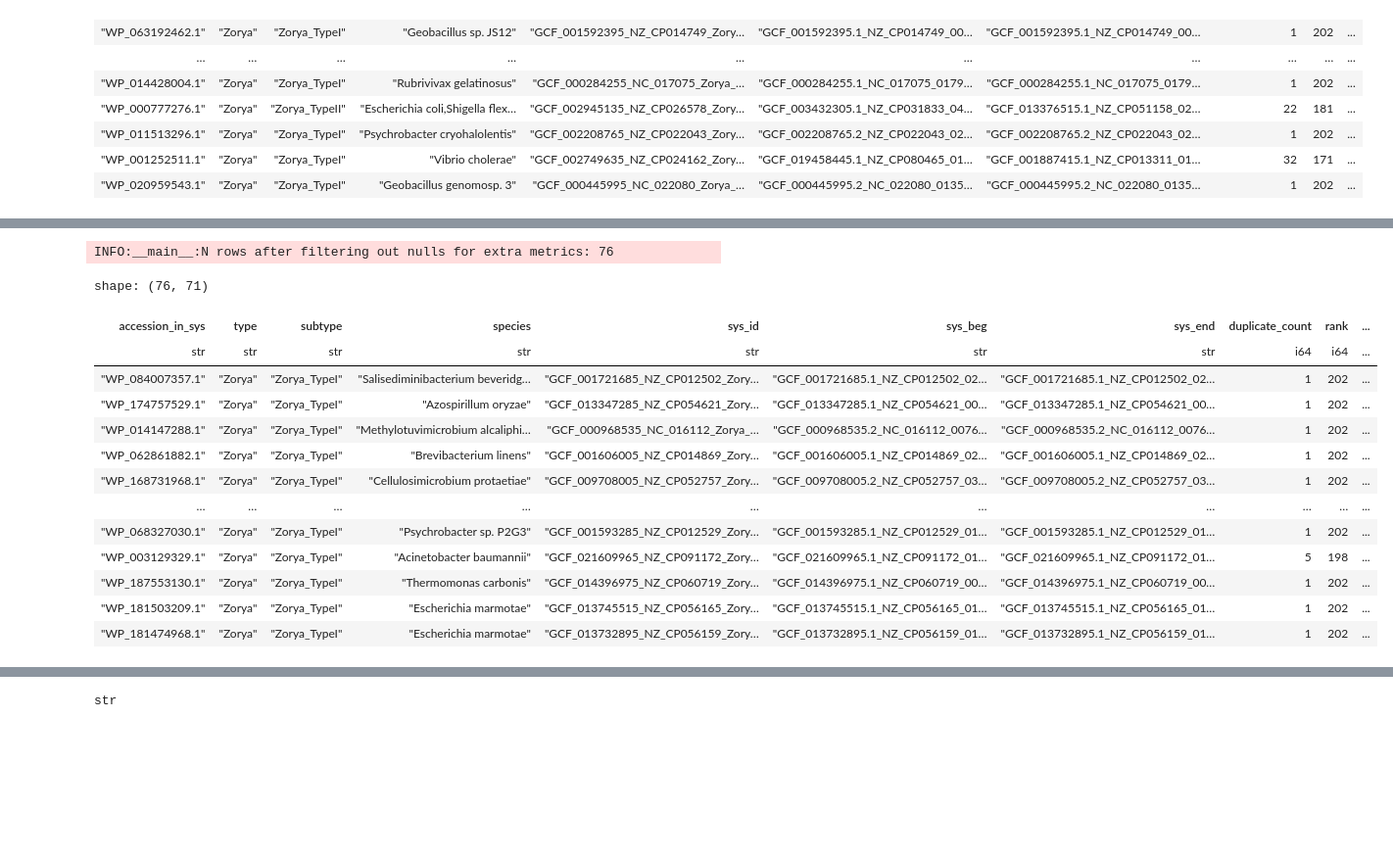
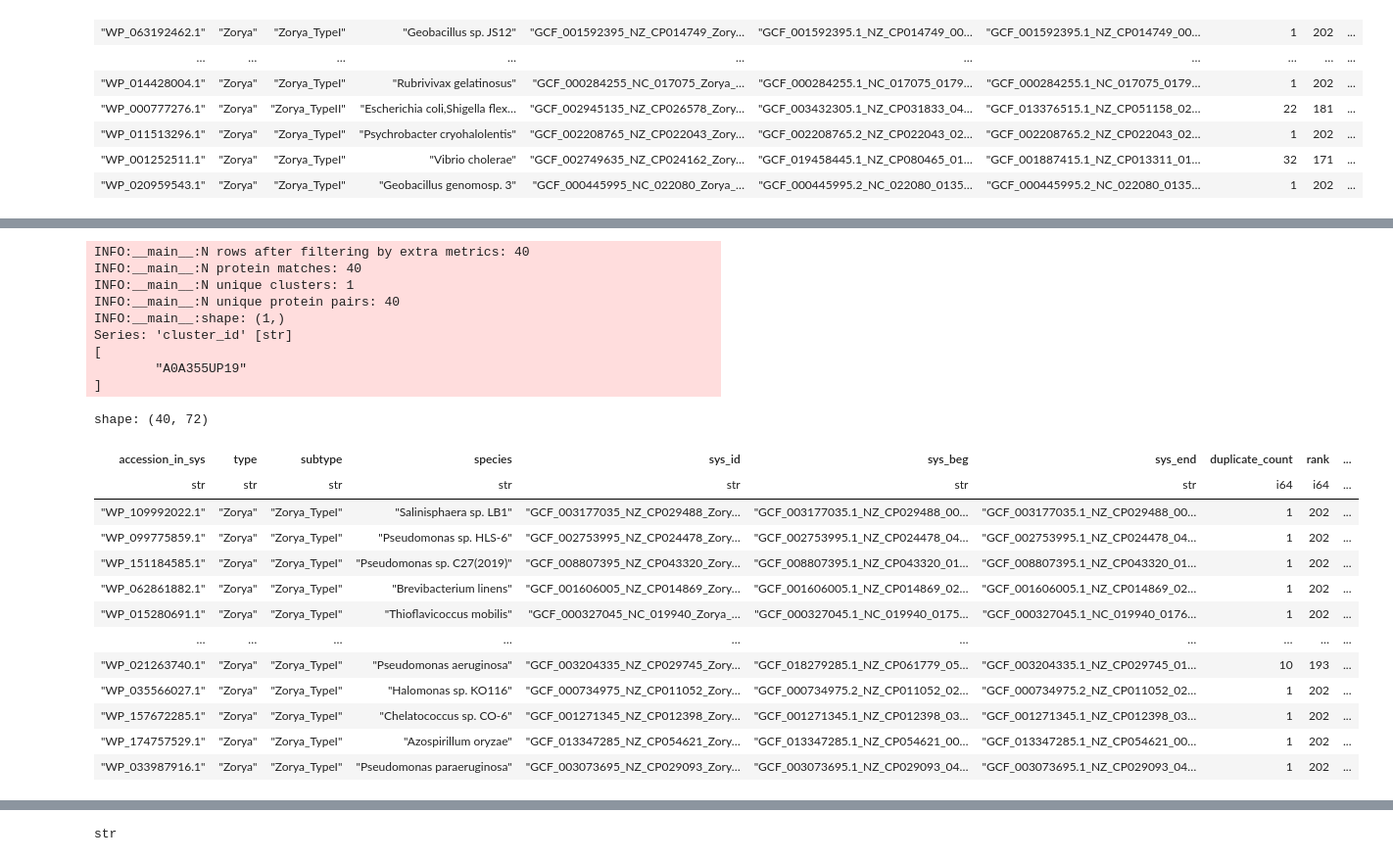
Before and after one commit to juliandeanmoran/BISSH, a Jupyter notebook: testing/explore_zorya.ipynb, the cells around one changed output, grey strips where cells are left out. Shown at 98% size. Drawn from its saved outputs; the diff is of its cells as text; code cells hidden in the pictures; blank space fills up the shorter version.

```diff
--- a/testing/explore_zorya.ipynb
+++ b/testing/explore_zorya.ipynb
@@ -35,12 +41,14 @@ logger = logging.getLogger(__name__)
 # ────────────────────────────────────────────────────────────
 
 VAR_NAME_LENGTH_ERROR = "Protein_length_difference"
+VAR_NAME_LOG_EVALUE = "neg_log(foldseek_evalue)"
 THRESHOLD_LENGTH_ERROR = 0.05
 THRESHOLD_OVERLAP_RATIO = 0.0
 PYMOL_ALIGN_METHOD = "super"
 COL_CLUSTER_ID = "cluster_id"
 COL_BACT_PROT_ID = "defense_system_protein_id"
 COL_HS_PROT_ID = "protein_id"
+COL_EVALUE = "evalue_foldseek"
 
 OUT_DIR = Path(f"{INSTALL_PATH}/results/explore_zorya")
 OUT_DIR_AF = Path(f"{INSTALL_PATH}/data_local/alphafold_structures")
@@ -148,12 +323,11 @@ shape: (58_891, 70)
 # %%
 # ────────────────────────────────────────────────────────────
-#      Filter
+#      Filter: pair in same cluster
 # ────────────────────────────────────────────────────────────
 
 def filter_data(
         df: pl.DataFrame,
 ) -> pl.DataFrame:
-
     df = df.filter(
         (pl.col("defense_system_cluster_id") == pl.col("cluster_id")) &
         (pl.col("Organism") == "Homo sapiens (Human)")
@@ -162,7 +336,7 @@ def filter_data(
     return df
 
 df_filt = filter_data(
-    df=df_cl
+    df=df_ann
 )
 df_filt.write_csv(
     f"{OUT_DIR}/zorya_protein_pairs_filt_n={len(df_filt)}",
@@ -251,41 +468,63 @@ shape: (76, 70)
 # %%
 # ────────────────────────────────────────────────────────────
-#      Annotate
+#      Filter by annotations
 # ────────────────────────────────────────────────────────────
 
-def add_annotations(
+def filter_extra_metrics(
         df: pl.DataFrame,
         var_length_error: str,
+        threshold_length_error: float,
+        threshold_overlap_ratio: float
 ) -> pl.DataFrame:
 
-    df = df.with_columns(
-        ((pl.col("Bacterial_prot_total_length") / pl.col("Human_prot_total_length")) - 1)
-        .abs()
-        .alias(var_length_error)
-    ).filter(
-        (pl.col(var_length_error).is_not_null() & pl.col(var_length_error).is_not_nan())
+    df = df.filter(
+        (pl.col(var_length_error) <= threshold_length_error) &
+        (pl.col("Overlap_ratio") >= threshold_overlap_ratio)
     )
-    logger.info(f"N rows after filtering out nulls for extra metrics: {len(df):,}")
+
+    logger.info(f"N rows after filtering by extra metrics: {len(df)}")
     return df
 
-df_ann = add_annotations(
+df_ann_filt = filter_extra_metrics(
     df=df_unq_matches,
-    var_length_error=VAR_NAME_LENGTH_ERROR
+    var_length_error=VAR_NAME_LENGTH_ERROR,
+    threshold_length_error=THRESHOLD_LENGTH_ERROR,
+    threshold_overlap_ratio=THRESHOLD_OVERLAP_RATIO
 )
-df_ann
+
+df_ann_filt.write_csv(
+    f"{OUT_DIR}/zorya_unique_protein_pairs_filt_n={len(df_ann_filt)}.tsv",
+    separator="\t",
+    include_header=True
+)
+
+summarise_protein_matches(
+    df_ann_filt,
+    col_bact_prot_id=COL_BACT_PROT_ID,
+    col_human_prot_id=COL_HS_PROT_ID,
+    col_cluster_id=COL_CLUSTER_ID
+)
 # %% [output]
-INFO:__main__:N rows after filtering out nulls for extra metrics: 76
+INFO:__main__:N rows after filtering by extra metrics: 40
+INFO:__main__:N protein matches: 40
+INFO:__main__:N unique clusters: 1
+INFO:__main__:N unique protein pairs: 40
+INFO:__main__:shape: (1,)
+Series: 'cluster_id' [str]
+[
+        "A0A355UP19"
+]
-shape: (76, 71)
+shape: (40, 72)
 | accession_in_sys | type | subtype | species | sys_id | sys_beg | sys_end | duplicate_count | rank | ... |
 | str | str | str | str | str | str | str | i64 | i64 | ... |
-| "WP_084007357.1" | "Zorya" | "Zorya_TypeI" | "Salisediminibacterium beveridg… | "GCF_001721685_NZ_CP012502_Zory… | "GCF_001721685.1_NZ_CP012502_02… | "GCF_001721685.1_NZ_CP012502_02… | 1 | 202 | ... |
+| "WP_109992022.1" | "Zorya" | "Zorya_TypeI" | "Salinisphaera sp. LB1" | "GCF_003177035_NZ_CP029488_Zory… | "GCF_003177035.1_NZ_CP029488_00… | "GCF_003177035.1_NZ_CP029488_00… | 1 | 202 | ... |
+| "WP_099775859.1" | "Zorya" | "Zorya_TypeI" | "Pseudomonas sp. HLS-6" | "GCF_002753995_NZ_CP024478_Zory… | "GCF_002753995.1_NZ_CP024478_04… | "GCF_002753995.1_NZ_CP024478_04… | 1 | 202 | ... |
+| "WP_151184585.1" | "Zorya" | "Zorya_TypeI" | "Pseudomonas sp. C27(2019)" | "GCF_008807395_NZ_CP043320_Zory… | "GCF_008807395.1_NZ_CP043320_01… | "GCF_008807395.1_NZ_CP043320_01… | 1 | 202 | ... |
+| "WP_062861882.1" | "Zorya" | "Zorya_TypeI" | "Brevibacterium linens" | "GCF_001606005_NZ_CP014869_Zory… | "GCF_001606005.1_NZ_CP014869_02… | "GCF_001606005.1_NZ_CP014869_02… | 1 | 202 | ... |
+| "WP_015280691.1" | "Zorya" | "Zorya_TypeI" | "Thioflavicoccus mobilis" | "GCF_000327045_NC_019940_Zorya_… | "GCF_000327045.1_NC_019940_0175… | "GCF_000327045.1_NC_019940_0176… | 1 | 202 | ... |
+| … | … | … | … | … | … | … | … | … | ... |
+| "WP_021263740.1" | "Zorya" | "Zorya_TypeI" | "Pseudomonas aeruginosa" | "GCF_003204335_NZ_CP029745_Zory… | "GCF_018279285.1_NZ_CP061779_05… | "GCF_003204335.1_NZ_CP029745_01… | 10 | 193 | ... |
+| "WP_035566027.1" | "Zorya" | "Zorya_TypeI" | "Halomonas sp. KO116" | "GCF_000734975_NZ_CP011052_Zory… | "GCF_000734975.2_NZ_CP011052_02… | "GCF_000734975.2_NZ_CP011052_02… | 1 | 202 | ... |
+| "WP_157672285.1" | "Zorya" | "Zorya_TypeI" | "Chelatococcus sp. CO-6" | "GCF_001271345_NZ_CP012398_Zory… | "GCF_001271345.1_NZ_CP012398_03… | "GCF_001271345.1_NZ_CP012398_03… | 1 | 202 | ... |
 | "WP_174757529.1" | "Zorya" | "Zorya_TypeI" | "Azospirillum oryzae" | "GCF_013347285_NZ_CP054621_Zory… | "GCF_013347285.1_NZ_CP054621_00… | "GCF_013347285.1_NZ_CP054621_00… | 1 | 202 | ... |
-| "WP_014147288.1" | "Zorya" | "Zorya_TypeI" | "Methylotuvimicrobium alcaliphi… | "GCF_000968535_NC_016112_Zorya_… | "GCF_000968535.2_NC_016112_0076… | "GCF_000968535.2_NC_016112_0076… | 1 | 202 | ... |
-| "WP_062861882.1" | "Zorya" | "Zorya_TypeI" | "Brevibacterium linens" | "GCF_001606005_NZ_CP014869_Zory… | "GCF_001606005.1_NZ_CP014869_02… | "GCF_001606005.1_NZ_CP014869_02… | 1 | 202 | ... |
-| "WP_168731968.1" | "Zorya" | "Zorya_TypeI" | "Cellulosimicrobium protaetiae" | "GCF_009708005_NZ_CP052757_Zory… | "GCF_009708005.2_NZ_CP052757_03… | "GCF_009708005.2_NZ_CP052757_03… | 1 | 202 | ... |
-| … | … | … | … | … | … | … | … | … | ... |
-| "WP_068327030.1" | "Zorya" | "Zorya_TypeI" | "Psychrobacter sp. P2G3" | "GCF_001593285_NZ_CP012529_Zory… | "GCF_001593285.1_NZ_CP012529_01… | "GCF_001593285.1_NZ_CP012529_01… | 1 | 202 | ... |
-| "WP_003129329.1" | "Zorya" | "Zorya_TypeI" | "Acinetobacter baumannii" | "GCF_021609965_NZ_CP091172_Zory… | "GCF_021609965.1_NZ_CP091172_01… | "GCF_021609965.1_NZ_CP091172_01… | 5 | 198 | ... |
-| "WP_187553130.1" | "Zorya" | "Zorya_TypeI" | "Thermomonas carbonis" | "GCF_014396975_NZ_CP060719_Zory… | "GCF_014396975.1_NZ_CP060719_00… | "GCF_014396975.1_NZ_CP060719_00… | 1 | 202 | ... |
-| "WP_181503209.1" | "Zorya" | "Zorya_TypeI" | "Escherichia marmotae" | "GCF_013745515_NZ_CP056165_Zory… | "GCF_013745515.1_NZ_CP056165_01… | "GCF_013745515.1_NZ_CP056165_01… | 1 | 202 | ... |
-| "WP_181474968.1" | "Zorya" | "Zorya_TypeI" | "Escherichia marmotae" | "GCF_013732895_NZ_CP056159_Zory… | "GCF_013732895.1_NZ_CP056159_01… | "GCF_013732895.1_NZ_CP056159_01… | 1 | 202 | ... |
+| "WP_033987916.1" | "Zorya" | "Zorya_TypeI" | "Pseudomonas paraeruginosa" | "GCF_003073695_NZ_CP029093_Zory… | "GCF_003073695.1_NZ_CP029093_04… | "GCF_003073695.1_NZ_CP029093_04… | 1 | 202 | ... |
```
Also changed, not shown: parts of 16 cells of this notebook, 6 other files.
